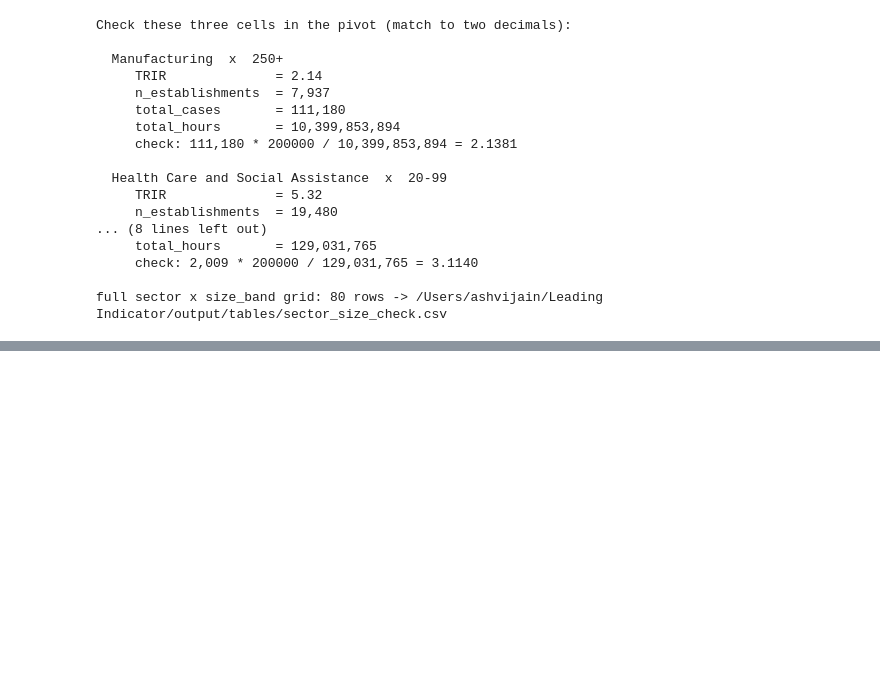
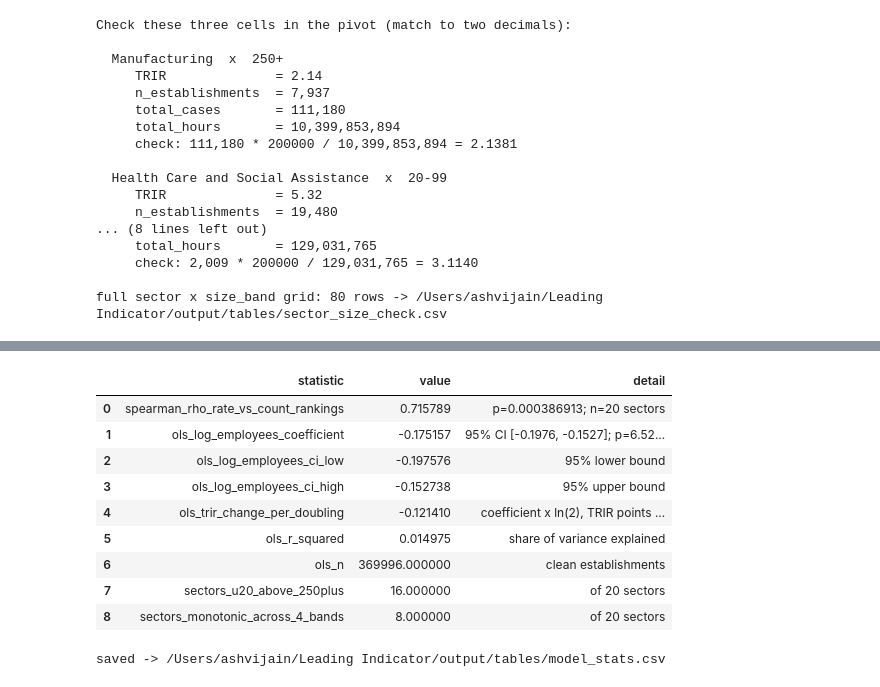
Before and after one commit to ashvijain0506/Leading_Indicator, a Jupyter notebook: notebooks/analysis.ipynb, the cells around one changed output, grey strips where cells are left out. Cells and saved outputs as stored; diff of their text form; code cells hidden in the pictures; blank space fills up the shorter version.

```diff
--- a/notebooks/analysis.ipynb
+++ b/notebooks/analysis.ipynb
@@ -2040,0 +2194,35 @@ full sector x size_band grid: 80 rows -> /Users/ashvijain/Leading Indicator/outp
+# %%
+# Save the two model statistics that are computed in Python rather than SQL, so every number
+# quoted in the README has a file in output/tables/ behind it.
+
+model_stats = pd.DataFrame([
+    {"statistic": "spearman_rho_rate_vs_count_rankings", "value": rho,
+     "detail": f"p={pval:.6g}; n={len(sector)} sectors"},
+    {"statistic": "ols_log_employees_coefficient", "value": coef,
+     "detail": f"95% CI [{ci_low:.4f}, {ci_high:.4f}]; p={model.pvalues['log_employees']:.3g}"},
+    {"statistic": "ols_log_employees_ci_low", "value": ci_low, "detail": "95% lower bound"},
+    {"statistic": "ols_log_employees_ci_high", "value": ci_high, "detail": "95% upper bound"},
+    {"statistic": "ols_trir_change_per_doubling", "value": coef * np.log(2),
+     "detail": "coefficient x ln(2), TRIR points per doubling of employees"},
+    {"statistic": "ols_r_squared", "value": model.rsquared, "detail": "share of variance explained"},
+    {"statistic": "ols_n", "value": float(model.nobs), "detail": "clean establishments"},
+    {"statistic": "sectors_u20_above_250plus", "value": float(n_falls),
+     "detail": f"of {len(pivot)} sectors"},
+    {"statistic": "sectors_monotonic_across_4_bands", "value": float(n_mono),
+     "detail": f"of {len(pivot)} sectors"},
+])
+model_stats.to_csv(OUT_T / "model_stats.csv", index=False)
+display(model_stats)
+print(f"saved -> {OUT_T / 'model_stats.csv'}")
+# %% [output]
+|  | statistic | value | detail |
+| 0 | spearman_rho_rate_vs_count_rankings | 0.715789 | p=0.000386913; n=20 sectors |
+| 1 | ols_log_employees_coefficient | -0.175157 | 95% CI [-0.1976, -0.1527]; p=6.52... |
+| 2 | ols_log_employees_ci_low | -0.197576 | 95% lower bound |
+| 3 | ols_log_employees_ci_high | -0.152738 | 95% upper bound |
+| 4 | ols_trir_change_per_doubling | -0.121410 | coefficient x ln(2), TRIR points ... |
+| 5 | ols_r_squared | 0.014975 | share of variance explained |
+| 6 | ols_n | 369996.000000 | clean establishments |
+| 7 | sectors_u20_above_250plus | 16.000000 | of 20 sectors |
+| 8 | sectors_monotonic_across_4_bands | 8.000000 | of 20 sectors |
+saved -> /Users/ashvijain/Leading Indicator/output/tables/model_stats.csv
```
Also changed, not shown: parts of 10 cells of this notebook, 4 other files.
